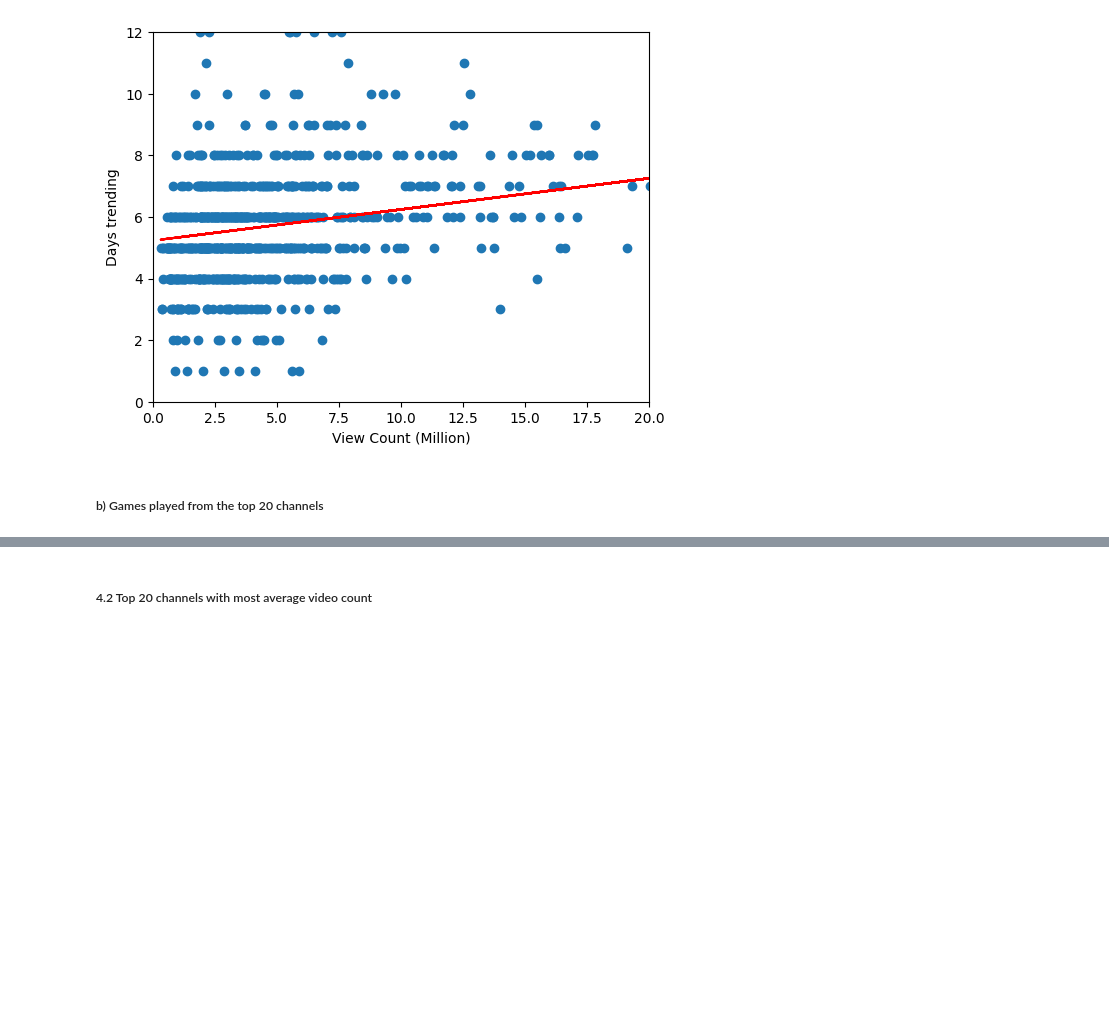
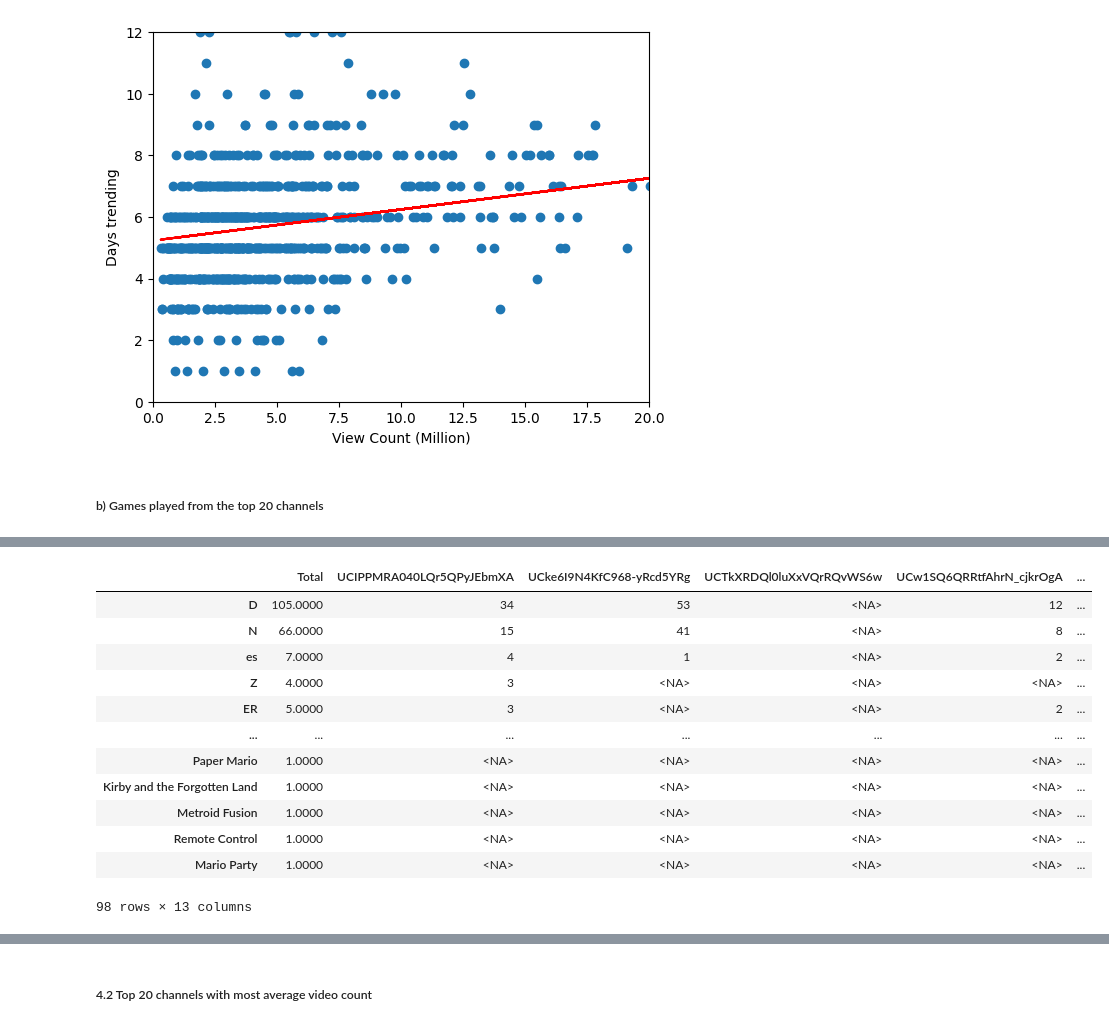
Before and after one commit to xPrinny/ProgramFundiesDataAnalyzers, a Jupyter notebook: notebooks/readData.ipynb, the cells around one changed output, grey strips where cells are left out. Drawn from its saved outputs; the diff is of its cells as text; code cells hidden in the pictures; blank space fills up the shorter version.

```diff
--- a/notebooks/readData.ipynb
+++ b/notebooks/readData.ipynb
@@ -278,0 +299,20 @@ Battle Royale
+# %%
+# Filtering data
+# Add a total counter to sort.
+gameCount.insert(loc=0, column='Total', value=gameCount.iloc[:, -20:-1].sum(axis=1))
+
+gameCount
+# %% [output]
+|  | Total | UCIPPMRA040LQr5QPyJEbmXA | UCke6I9N4KfC968-yRcd5YRg | UCTkXRDQl0luXxVQrRQvWS6w | UCw1SQ6QRRtfAhrN_cjkrOgA | ... |
+| D | 105.0000 | 34 | 53 | <NA> | 12 | ... |
+| N | 66.0000 | 15 | 41 | <NA> | 8 | ... |
+| es | 7.0000 | 4 | 1 | <NA> | 2 | ... |
+| Z | 4.0000 | 3 | <NA> | <NA> | <NA> | ... |
+| ER | 5.0000 | 3 | <NA> | <NA> | 2 | ... |
+| ... | ... | ... | ... | ... | ... | ... |
+| Paper Mario | 1.0000 | <NA> | <NA> | <NA> | <NA> | ... |
+| Kirby and the Forgotten Land | 1.0000 | <NA> | <NA> | <NA> | <NA> | ... |
+| Metroid Fusion | 1.0000 | <NA> | <NA> | <NA> | <NA> | ... |
+| Remote Control | 1.0000 | <NA> | <NA> | <NA> | <NA> | ... |
+| Mario Party | 1.0000 | <NA> | <NA> | <NA> | <NA> | ... |
+98 rows × 13 columns
```
Also changed, not shown: parts of 12 cells of this notebook.
